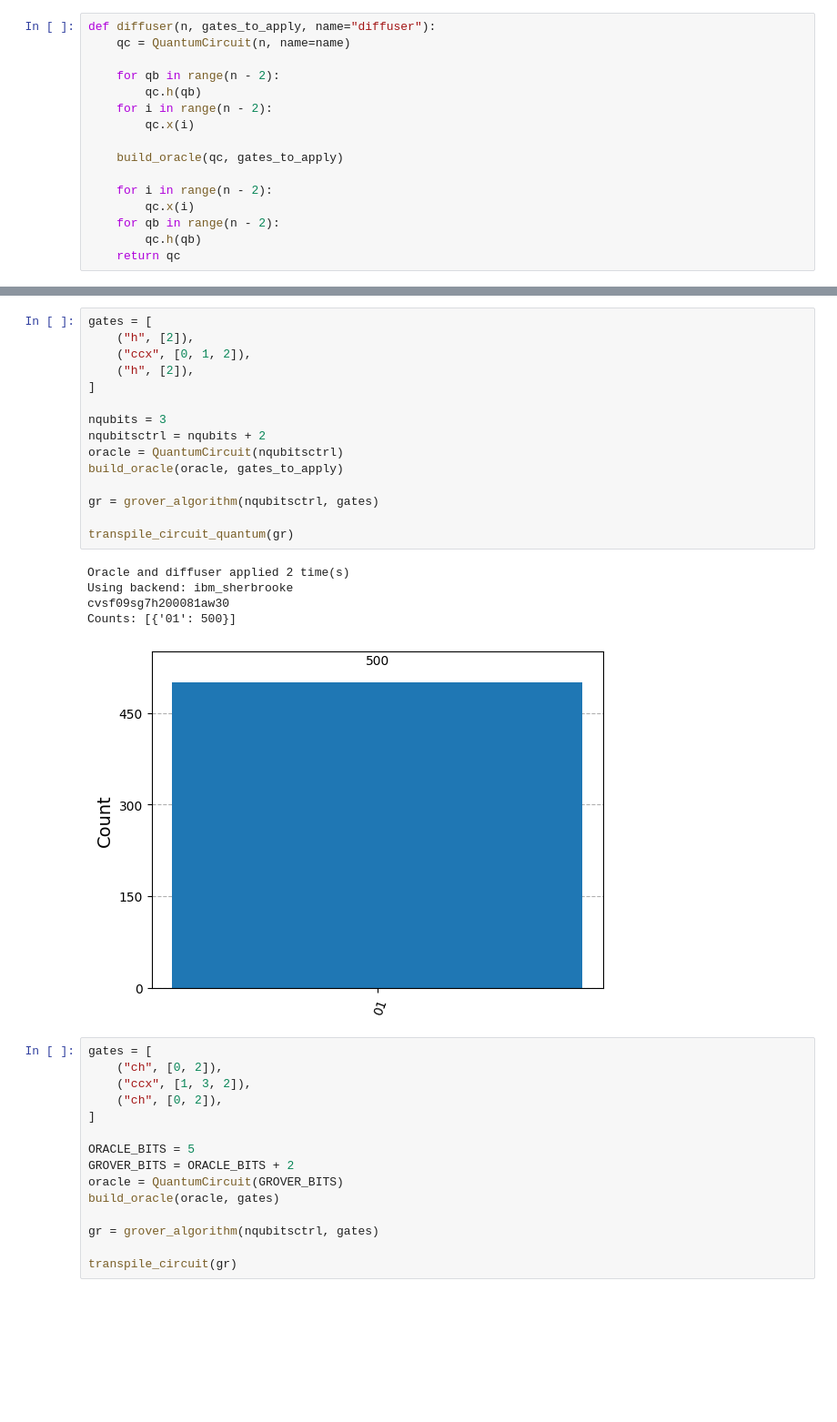
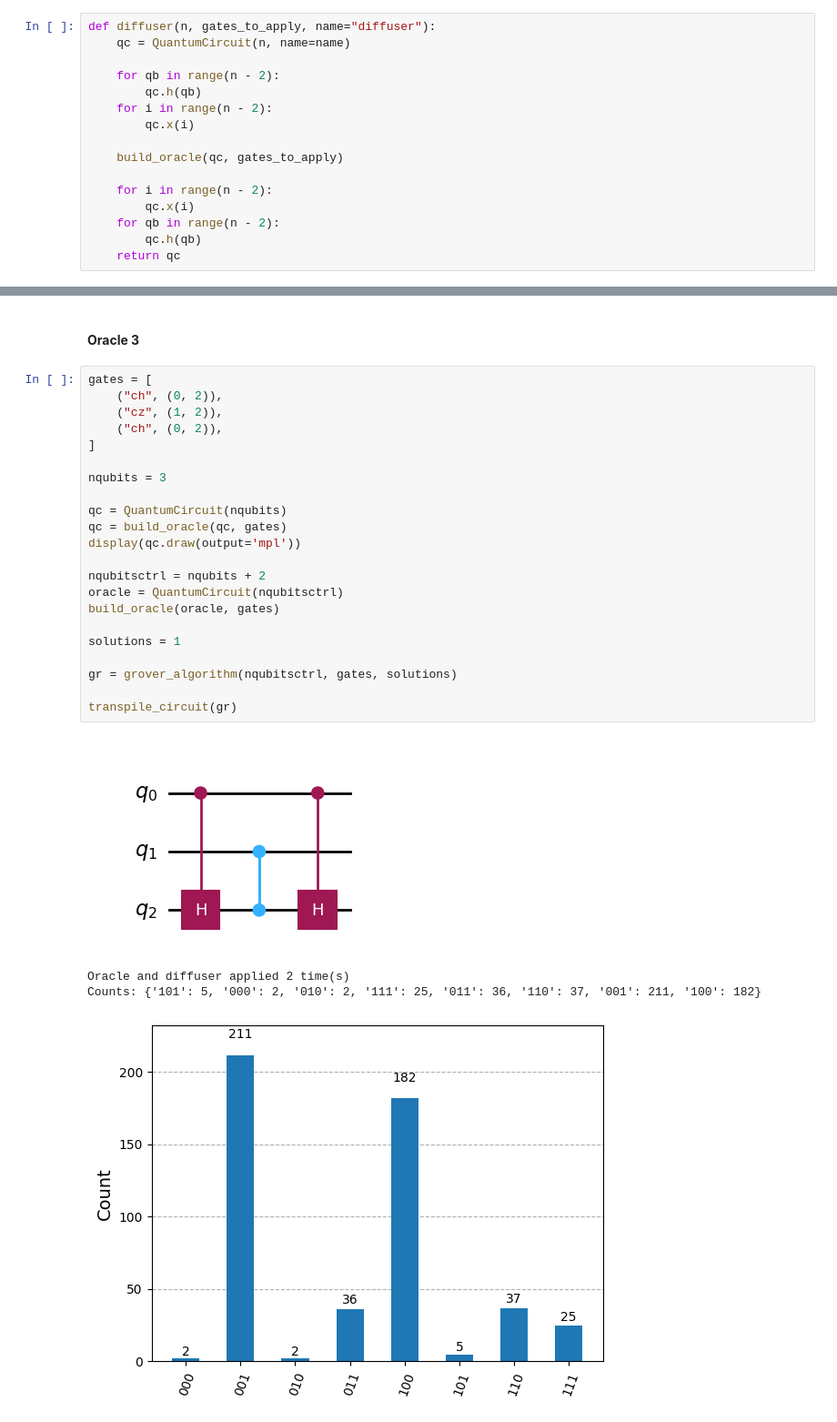
Before and after one commit to tentaclepurple/42_Ftl_quantum, a Jupyter notebook: Exercise_6/Grover.ipynb, the cells around one changed output, grey strips where cells are left out. Shown at 91% size. Drawn from its saved outputs; the diff is of its cells as text; blank space fills up the shorter version.

```diff
--- a/Exercise_6/Grover.ipynb
+++ b/Exercise_6/Grover.ipynb
@@ -194,36 +247,31 @@ Counts: {'01': 1000}
-# %%
-gates = [
-    ("h", [2]),
-    ("ccx", [0, 1, 2]),
-    ("h", [2]),
-]
-
-nqubits = 3
-nqubitsctrl = nqubits + 2
-oracle = QuantumCircuit(nqubitsctrl)
-build_oracle(oracle, gates_to_apply)
-
-gr = grover_algorithm(nqubitsctrl, gates)
-
-transpile_circuit_quantum(gr)
-# %% [output]
-Oracle and diffuser applied 2 time(s)
-Using backend: ibm_sherbrooke
-cvsf09sg7h200081aw30
-Counts: [{'01': 500}]
-[figure, removed]
-# %%
-gates = [
-    ("ch", [0, 2]),
-    ("ccx", [1, 3, 2]),
-    ("ch", [0, 2]),
-]
-
-ORACLE_BITS = 5
-GROVER_BITS = ORACLE_BITS + 2
-oracle = QuantumCircuit(GROVER_BITS)
-build_oracle(oracle, gates)
-
-gr = grover_algorithm(nqubitsctrl, gates)
-
-transpile_circuit(gr)
+# %% [markdown]
+<br/>
+
+**Oracle 3**
+# %%
+gates = [
+    ("ch", (0, 2)),
+    ("cz", (1, 2)),
+    ("ch", (0, 2)),
+]
+
+nqubits = 3
+
+qc = QuantumCircuit(nqubits)
+qc = build_oracle(qc, gates)
+display(qc.draw(output='mpl'))
+
+nqubitsctrl = nqubits + 2
+oracle = QuantumCircuit(nqubitsctrl)
+build_oracle(oracle, gates)
+
+solutions = 1
+
+gr = grover_algorithm(nqubitsctrl, gates, solutions)
+
+transpile_circuit(gr)
+# %% [output]
+[figure, added]
+Oracle and diffuser applied 2 time(s)
+Counts: {'101': 5, '000': 2, '010': 2, '111': 25, '011': 36, '110': 37, '001': 211, '100': 182}
+[figure, added]
```
Also changed, not shown: parts of 18 cells of this notebook.
